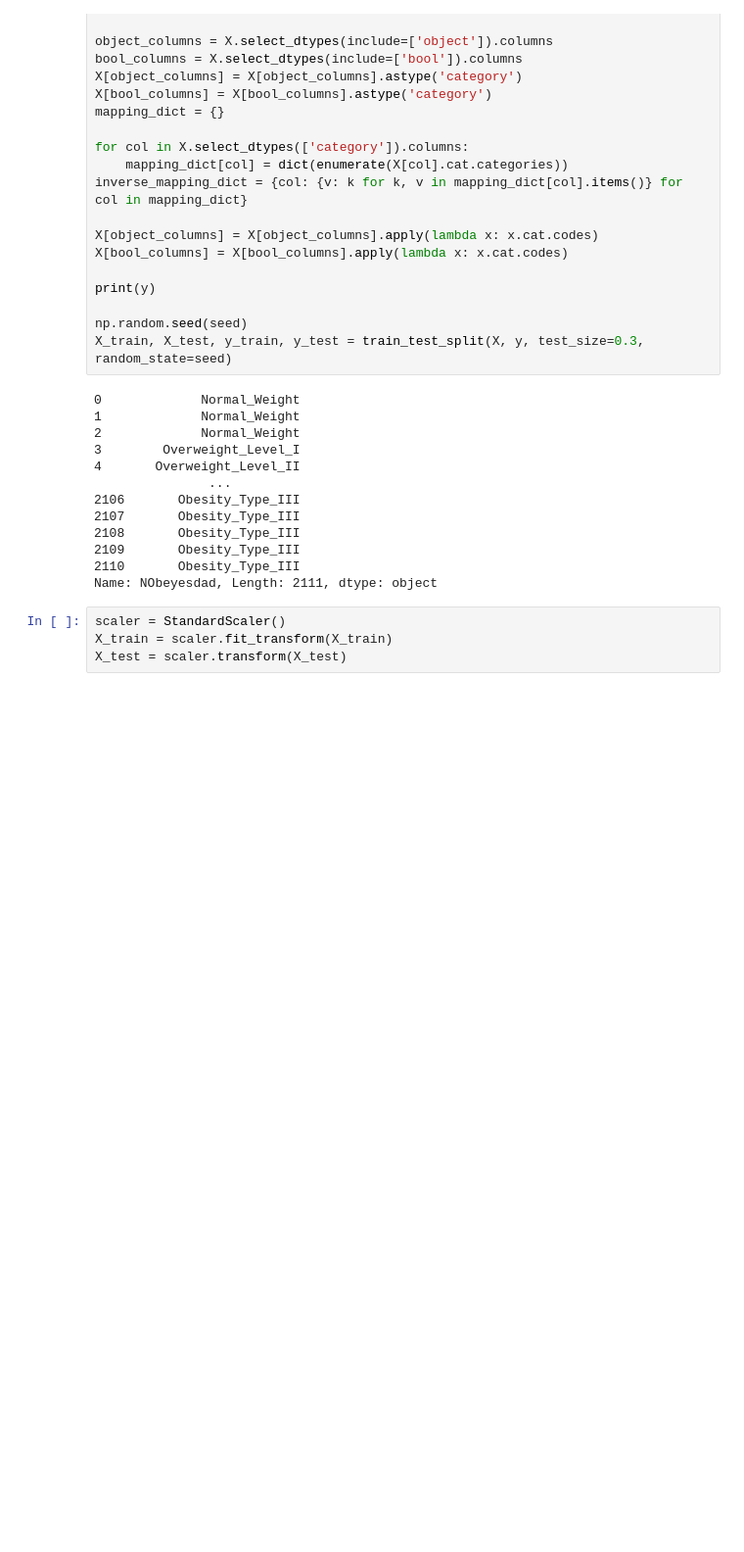
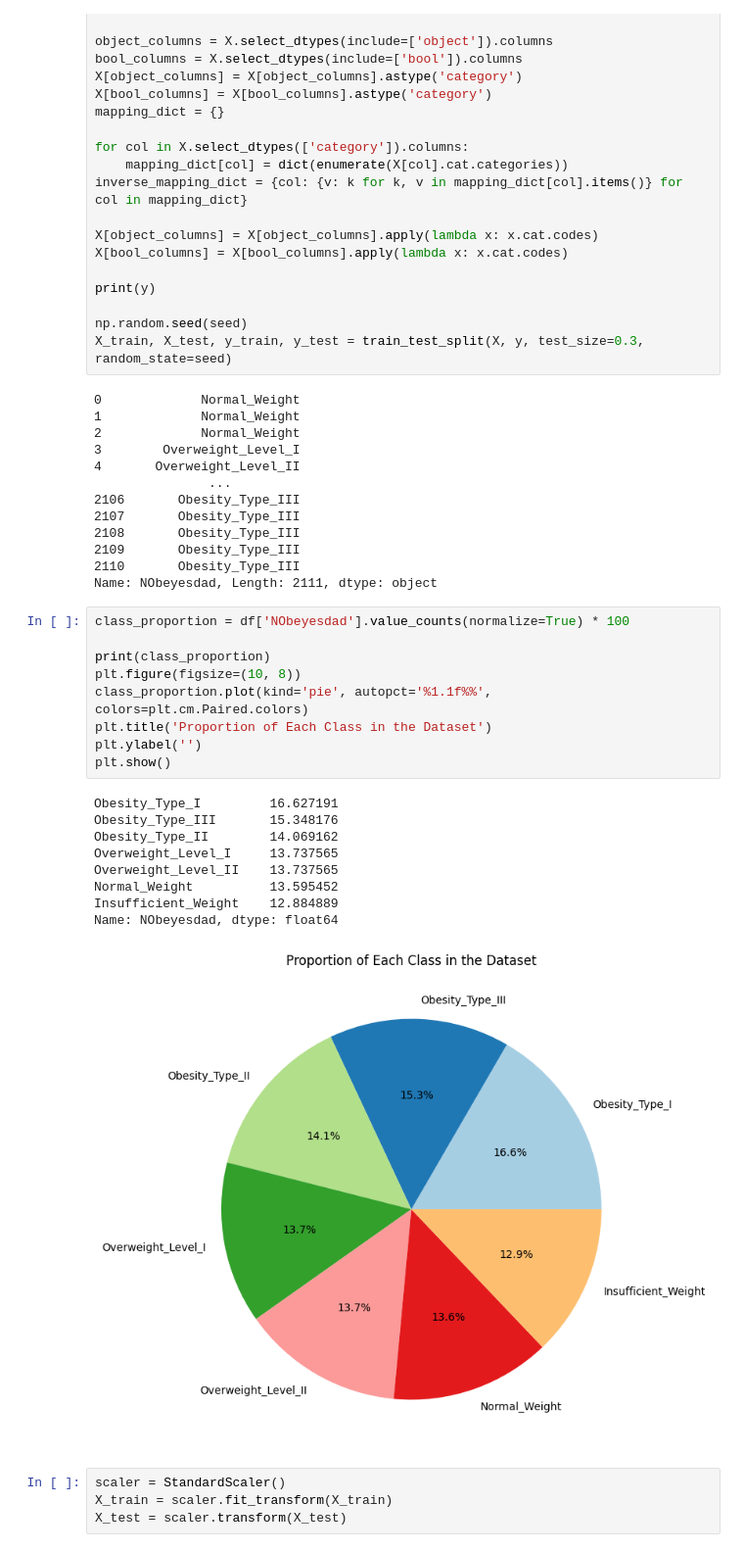
Before and after one commit to epitta/Statistical_A3, a Jupyter notebook: Assignment3.ipynb, the cells around one changed output. Shown: that part at 98% size. Saved outputs shown, nothing was run; the diff lists cells and outputs as text; blank space fills up the shorter version.

```diff
--- a/Assignment3.ipynb
+++ b/Assignment3.ipynb
@@ -94,6 +104,25 @@ X_train, X_test, y_train, y_test = train_test_split(X, y, test_size=0.3, random_
 2109       Obesity_Type_III
 2110       Obesity_Type_III
 Name: NObeyesdad, Length: 2111, dtype: object
+# %%
+class_proportion = df['NObeyesdad'].value_counts(normalize=True) * 100
+
+print(class_proportion)
+plt.figure(figsize=(10, 8))
+class_proportion.plot(kind='pie', autopct='%1.1f%%', colors=plt.cm.Paired.colors)
+plt.title('Proportion of Each Class in the Dataset')
+plt.ylabel('')
+plt.show()
+# %% [output]
+Obesity_Type_I         16.627191
+Obesity_Type_III       15.348176
+Obesity_Type_II        14.069162
+Overweight_Level_I     13.737565
+Overweight_Level_II    13.737565
+Normal_Weight          13.595452
+Insufficient_Weight    12.884889
+Name: NObeyesdad, dtype: float64
+[figure, added]
 # %%
 scaler = StandardScaler()
 X_train = scaler.fit_transform(X_train)
```
Also changed, not shown: parts of 5 cells of this notebook.
